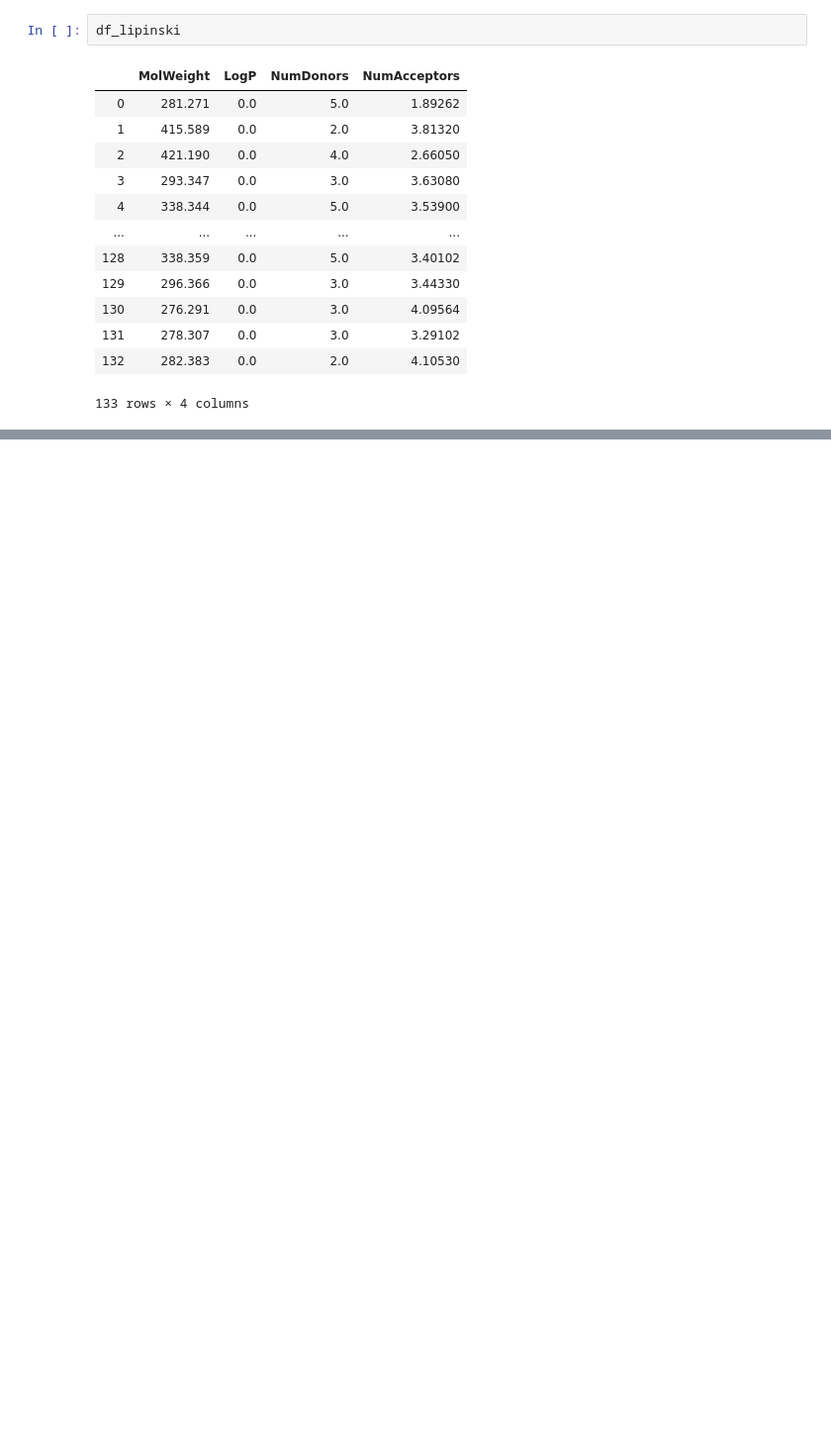
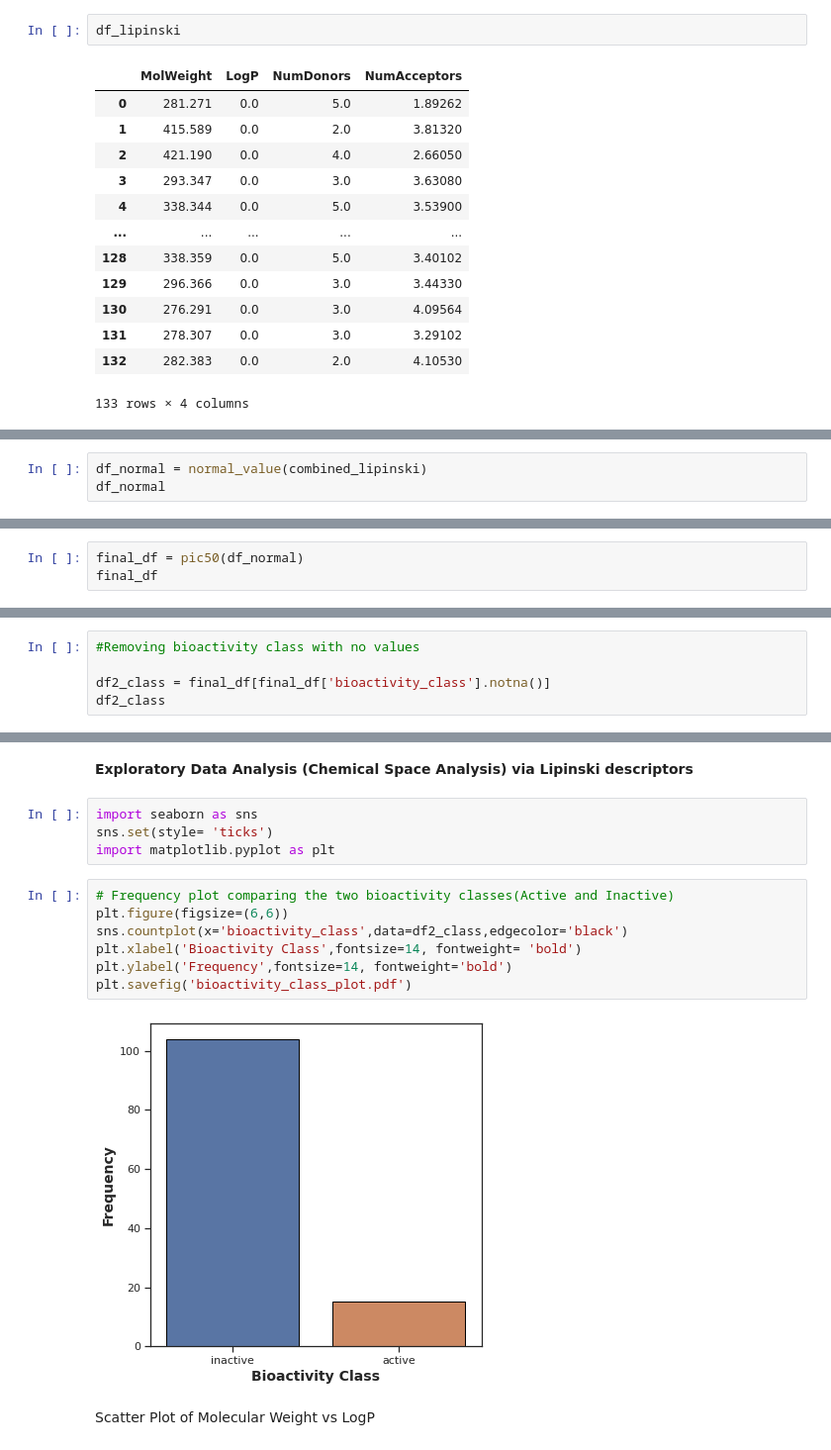
Before and after one commit to virginiah894/Bioinformatics_Practice_Drug., a Jupyter notebook: Drugdisc.ipynb, the cells around one changed output, grey strips where cells are left out. Shown at 99% size. Saved outputs shown, nothing was run; the diff lists cells and outputs as text; blank space fills up the shorter version.

Commit message:
Worked with RDKIT and more funtions of visualization with seaborn

```diff
--- a/Drugdisc.ipynb
+++ b/Drugdisc.ipynb
@@ -272,0 +430,3 @@ df_lipinski
+# %%
+df_normal = normal_value(combined_lipinski)
+df_normal
@@ -272,0 +459,3 @@ df_lipinski
+# %%
+final_df = pic50(df_normal)
+final_df
@@ -272,0 +488,5 @@ df_lipinski
+# %%
+#Removing bioactivity class with no values
+
+df2_class = final_df[final_df['bioactivity_class'].notna()]
+df2_class
@@ -272,0 +507,17 @@ df_lipinski
+# %% [markdown]
+**Exploratory Data Analysis (Chemical Space Analysis) via Lipinski descriptors**
+# %%
+import seaborn as sns
+sns.set(style= 'ticks')
+import matplotlib.pyplot as plt
+# %%
+# Frequency plot comparing the two bioactivity classes(Active and Inactive)
+plt.figure(figsize=(6,6))
+sns.countplot(x='bioactivity_class',data=df2_class,edgecolor='black')
+plt.xlabel('Bioactivity Class',fontsize=14, fontweight= 'bold')
+plt.ylabel('Frequency',fontsize=14, fontweight='bold')
+plt.savefig('bioactivity_class_plot.pdf')
+# %% [output]
+[figure, added]
+# %% [markdown]
+Scatter Plot of Molecular Weight vs LogP
```
Also changed, not shown: parts of 27 cells of this notebook.
